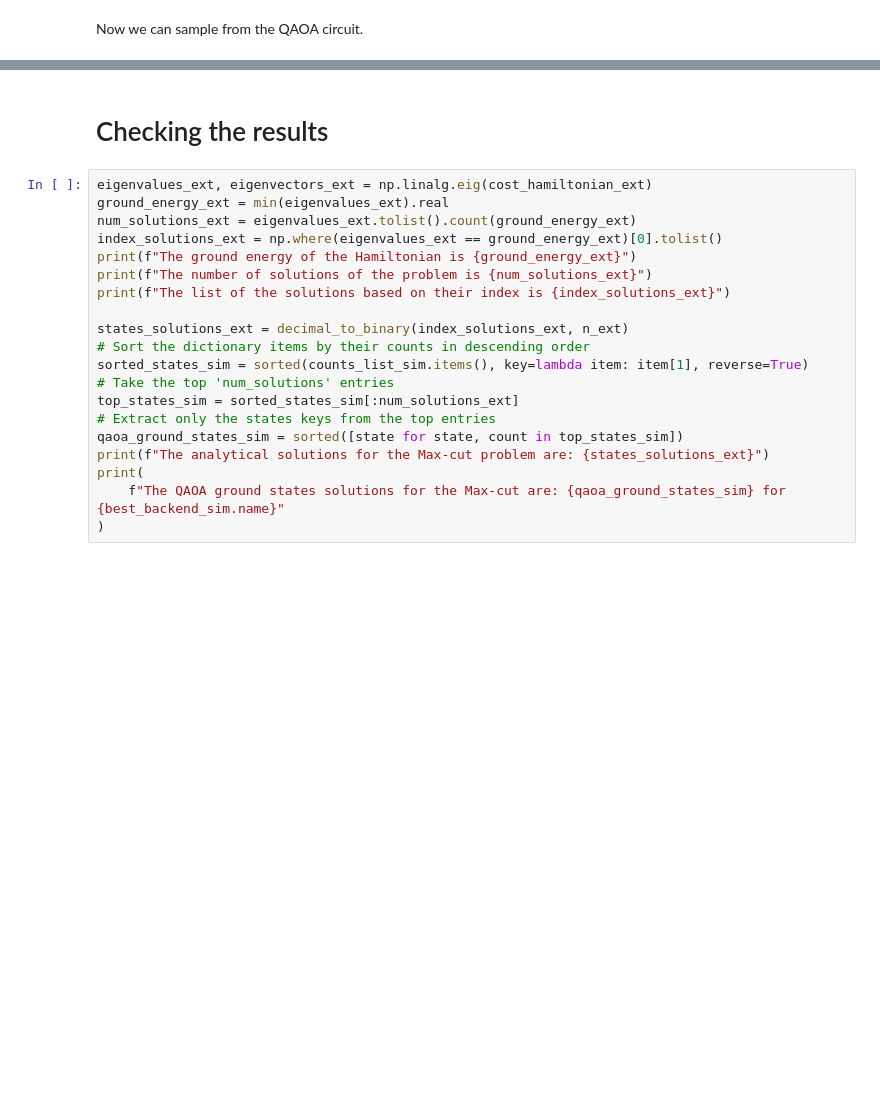
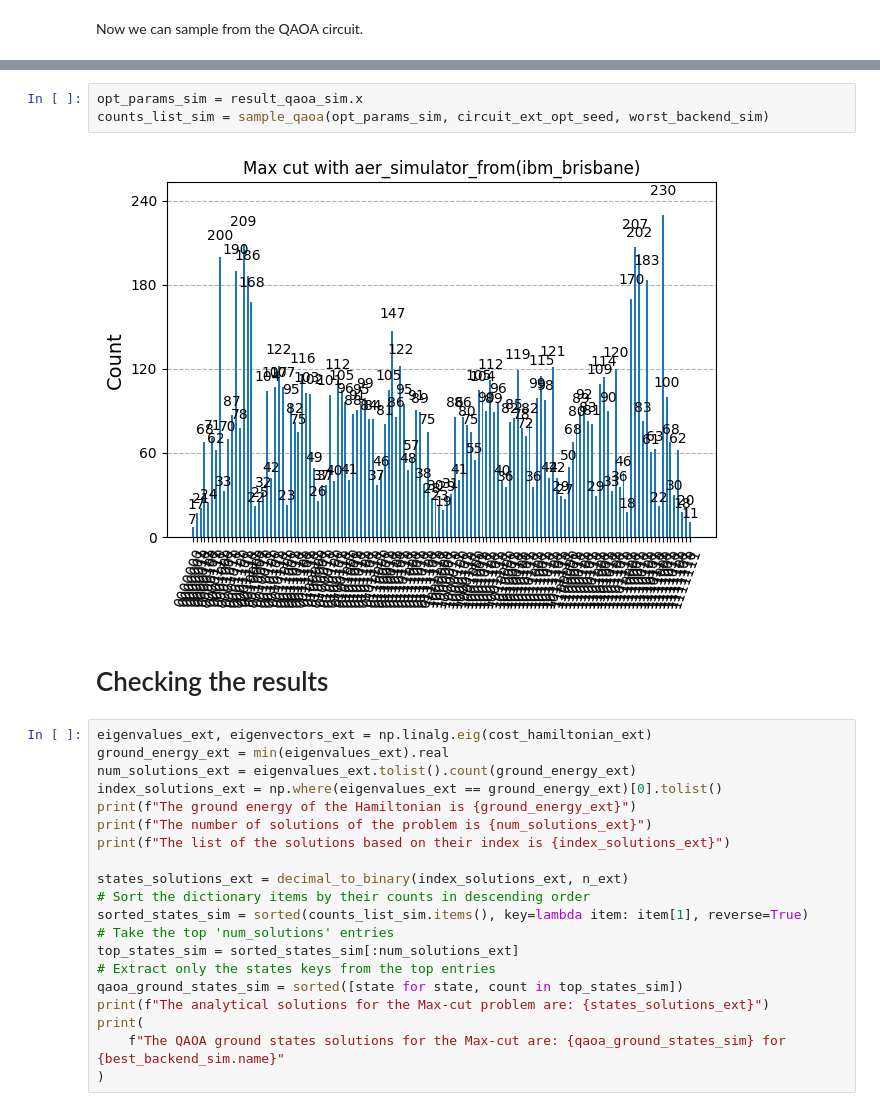
Before and after one commit to nrhawkins/qa2, a Jupyter notebook: ibmq/qgss25/Lab2_nh.ipynb, the cells around one changed output, grey strips where cells are left out. Cells and saved outputs as stored; diff of their text form; blank space fills up the shorter version.

```diff
--- a/ibmq/qgss25/Lab2_nh.ipynb
+++ b/ibmq/qgss25/Lab2_nh.ipynb
@@ -1737,3 +1766,8 @@ counts_list_sim = sample_qaoa(opt_params_sim, circuit_ext_opt_seed, best_backend
+# %%
+opt_params_sim = result_qaoa_sim.x
+counts_list_sim = sample_qaoa(opt_params_sim, circuit_ext_opt_seed, worst_backend_sim)
+# %% [output]
+[figure, added]
 # %% [markdown]
 # Checking the results
 # %%
```
Also changed, not shown: parts of 33 cells of this notebook, 1 other file.
